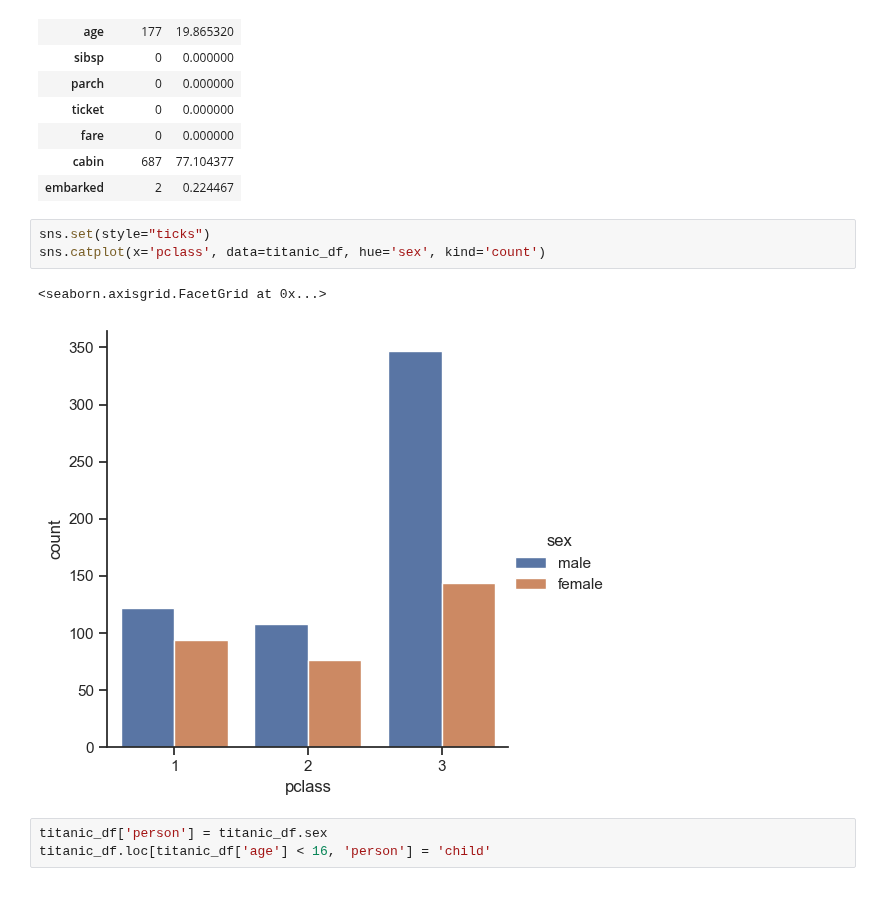
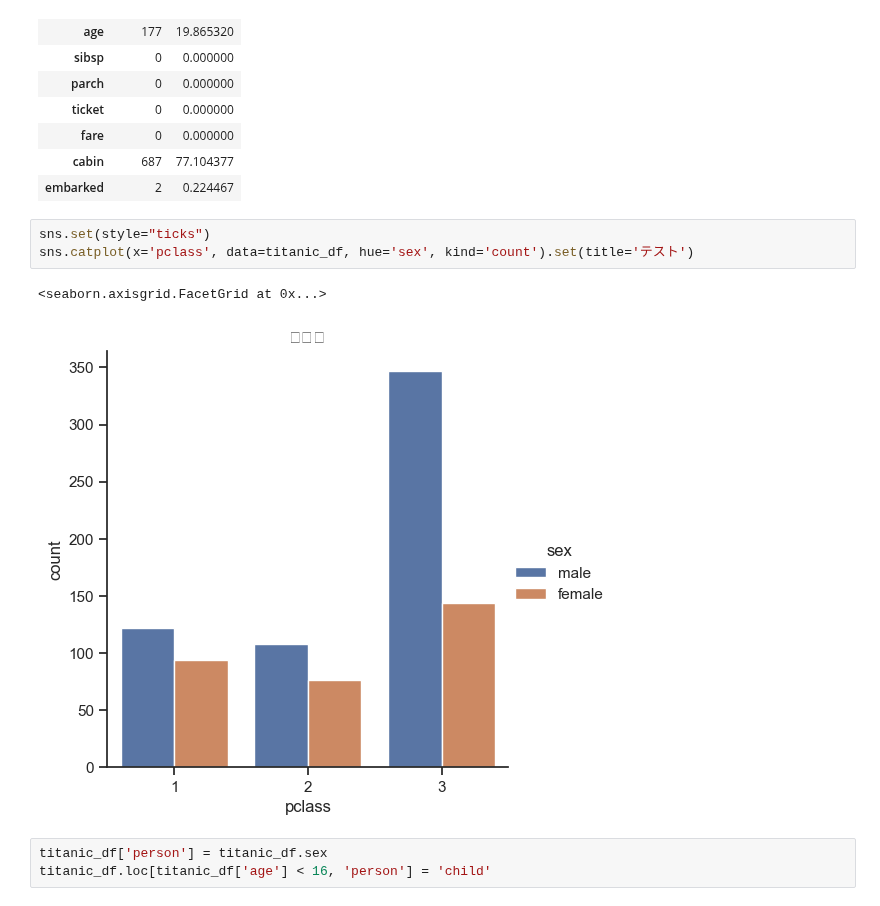
Before and after one commit to araobp/data-science, a Jupyter notebook: Titanic/study1.ipynb, the cells around one changed output. Cells and saved outputs as stored; diff of their text form.

```diff
--- a/Titanic/study1.ipynb
+++ b/Titanic/study1.ipynb
@@ -81,10 +82,10 @@ missing
 | embarked | 2 | 0.224467 |
 # %%
 sns.set(style="ticks")
-sns.catplot(x='pclass', data=titanic_df, hue='sex', kind='count')
+sns.catplot(x='pclass', data=titanic_df, hue='sex', kind='count').set(title='テスト')
 # %% [output]
 <seaborn.axisgrid.FacetGrid at 0x...>
-[figure, old version]
+[figure, new version]
 # %%
 titanic_df['person'] = titanic_df.sex
 titanic_df.loc[titanic_df['age'] < 16, 'person'] = 'child'
```
Also changed, not shown: parts of 3 cells of this notebook, 4 other files.
